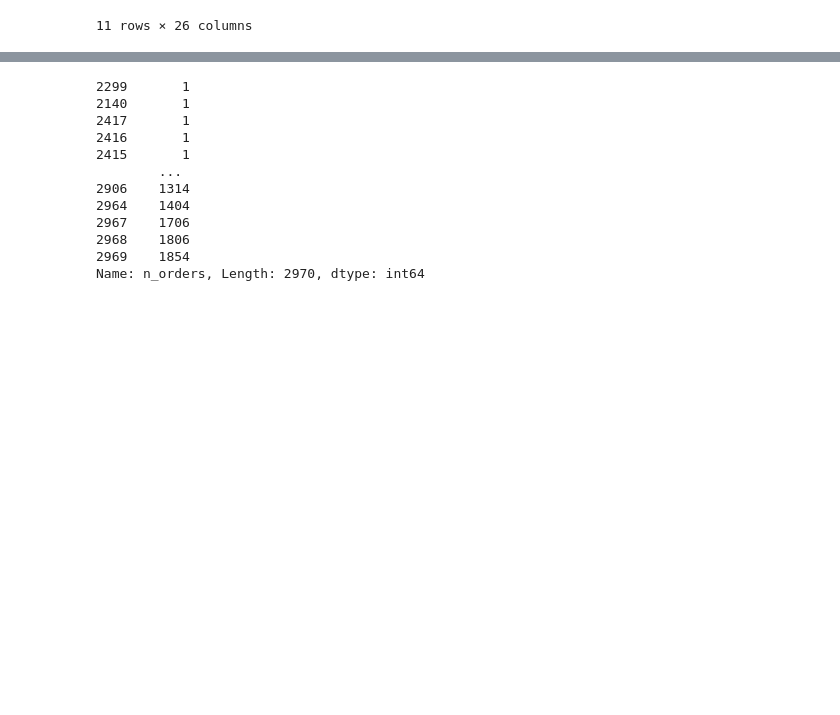
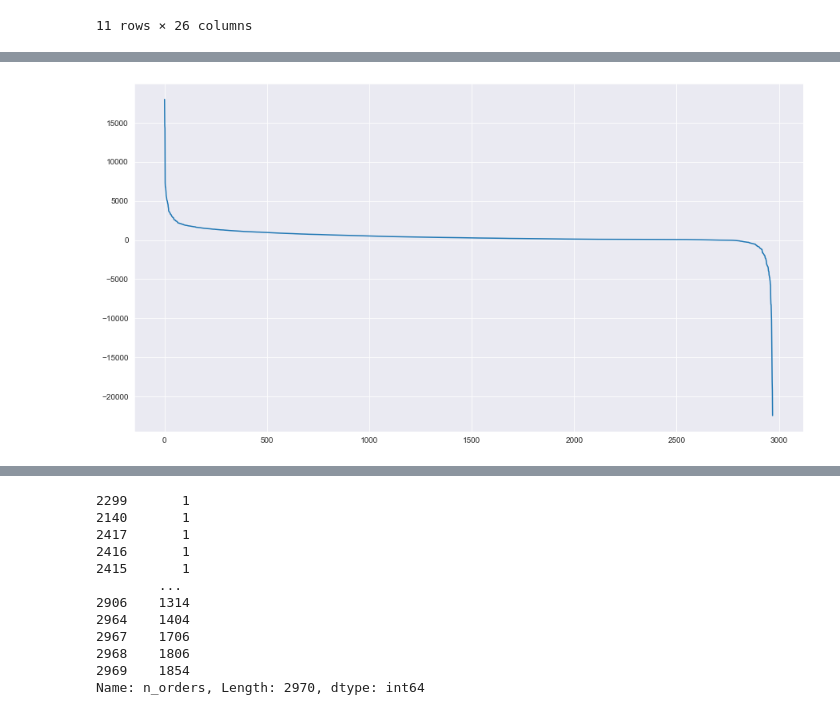
Before and after one commit to phlln/olist-analysis, a Jupyter notebook: notebooks/ceo_request-Phil-UPDATED.ipynb, the cells around one changed output, grey strips where cells are left out. Saved outputs shown, nothing was run; the diff lists cells and outputs as text; code cells hidden in the pictures; blank space fills up the shorter version.

```diff
--- a/notebooks/ceo_request-Phil-UPDATED.ipynb
+++ b/notebooks/ceo_request-Phil-UPDATED.ipynb
@@ -211,4 +226,8 @@ sellers['olist_profits'][10:700].plot(figsize=(15,8))
 [figure]
+# %%
+sellers['olist_profits'].plot(figsize=(15,8));
+# %% [output]
+[figure, added]
 # %%
 sellers.loc[50:100, :]
 # %% [output]
```
Also changed, not shown: parts of 10 cells of this notebook.
